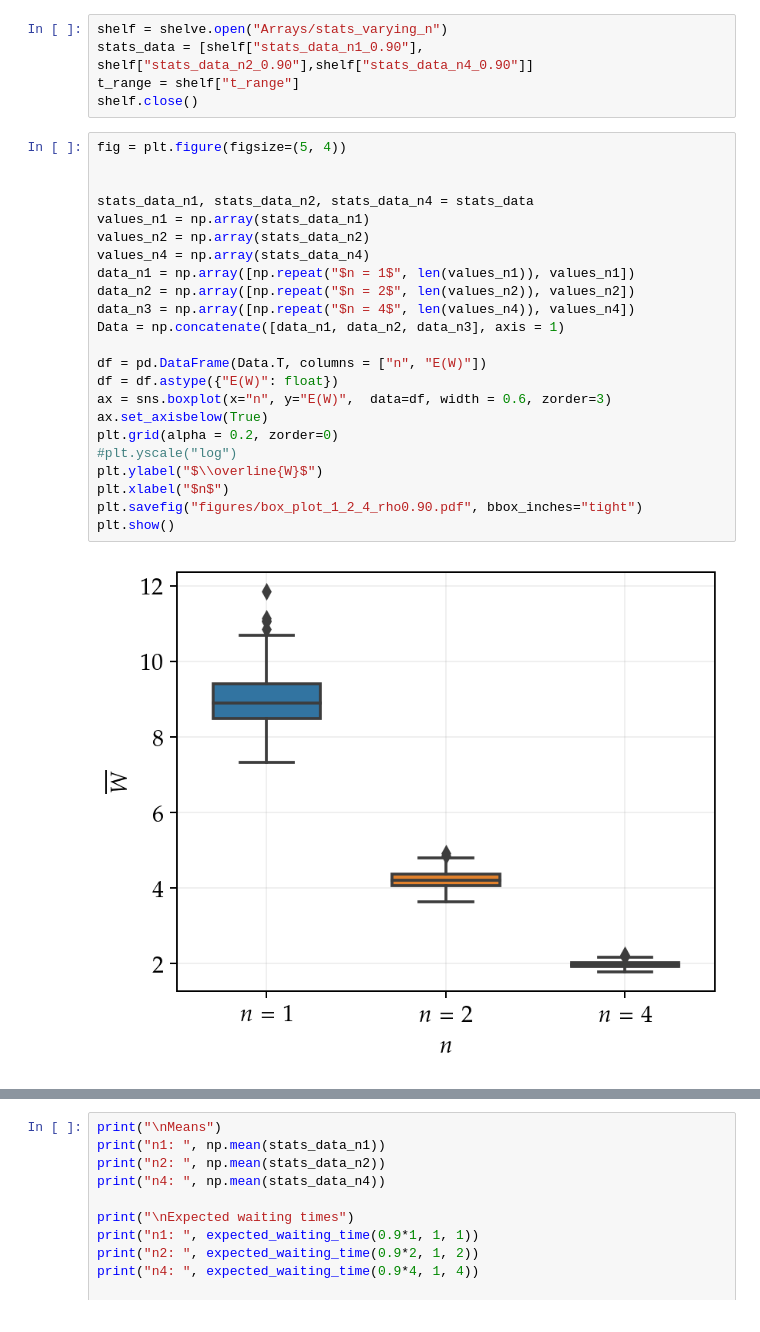
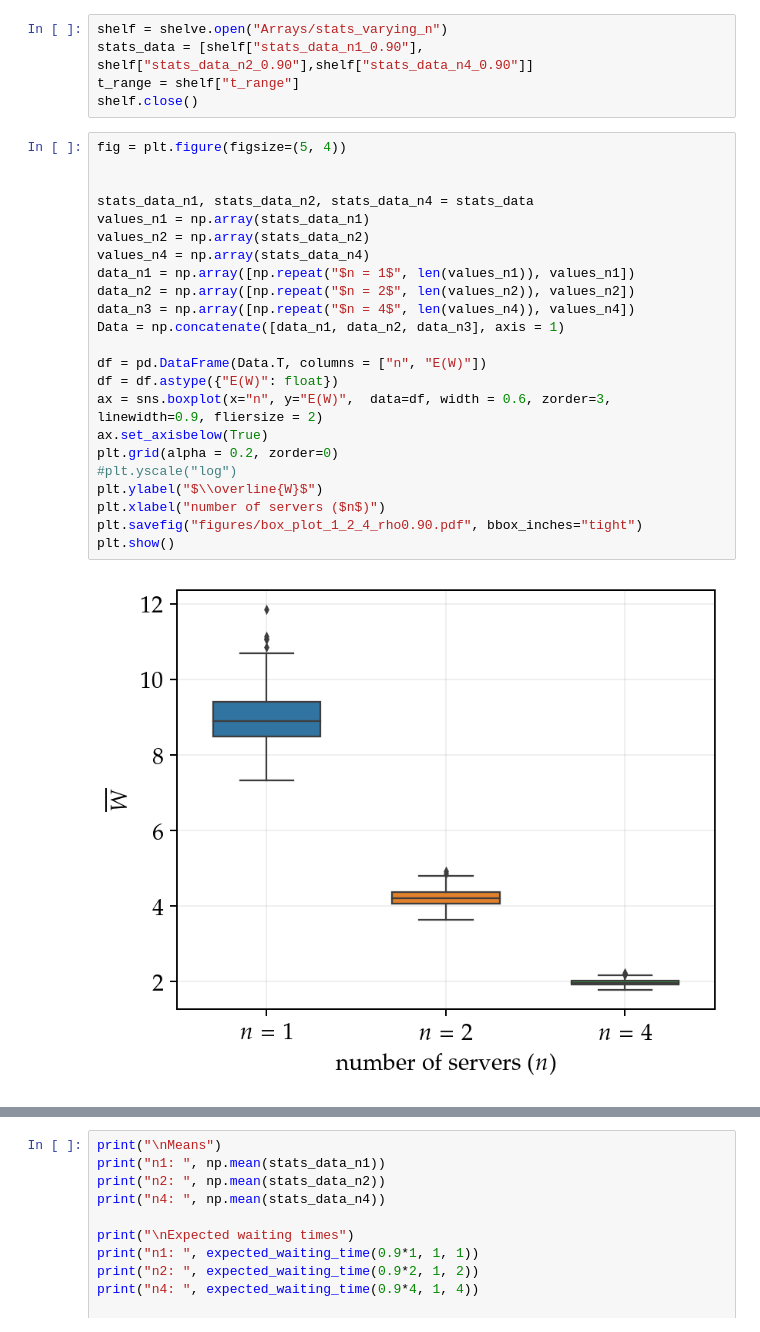
Before and after one commit to Maloup/Stochastic_assignment_2, a Jupyter notebook: Result_visualization.ipynb, the cells around one changed output, grey strips where cells are left out. Saved outputs shown, nothing was run; the diff lists cells and outputs as text.

```diff
--- a/Result_visualization.ipynb
+++ b/Result_visualization.ipynb
@@ -242,26 +242,26 @@ shelf.close()
 # %%
 fig = plt.figure(figsize=(5, 4))
 
 
 stats_data_n1, stats_data_n2, stats_data_n4 = stats_data
 values_n1 = np.array(stats_data_n1)
 values_n2 = np.array(stats_data_n2)
 values_n4 = np.array(stats_data_n4)
 data_n1 = np.array([np.repeat("$n = 1$", len(values_n1)), values_n1])
 data_n2 = np.array([np.repeat("$n = 2$", len(values_n2)), values_n2])
 data_n3 = np.array([np.repeat("$n = 4$", len(values_n4)), values_n4])
 Data = np.concatenate([data_n1, data_n2, data_n3], axis = 1)
 
 df = pd.DataFrame(Data.T, columns = ["n", "E(W)"])
 df = df.astype({"E(W)": float})
-ax = sns.boxplot(x="n", y="E(W)",  data=df, width = 0.6, zorder=3)
+ax = sns.boxplot(x="n", y="E(W)",  data=df, width = 0.6, zorder=3, linewidth=0.9, fliersize = 2)
 ax.set_axisbelow(True)
 plt.grid(alpha = 0.2, zorder=0)
 #plt.yscale("log")
 plt.ylabel("$\\overline{W}$")
-plt.xlabel("$n$")
+plt.xlabel("number of servers ($n$)")
 plt.savefig("figures/box_plot_1_2_4_rho0.90.pdf", bbox_inches="tight")
 plt.show()
 # %% [output]
-[figure, old version]
+[figure, new version]
 # %%
```
Also changed, not shown: parts of 7 cells of this notebook, 8 other files.
